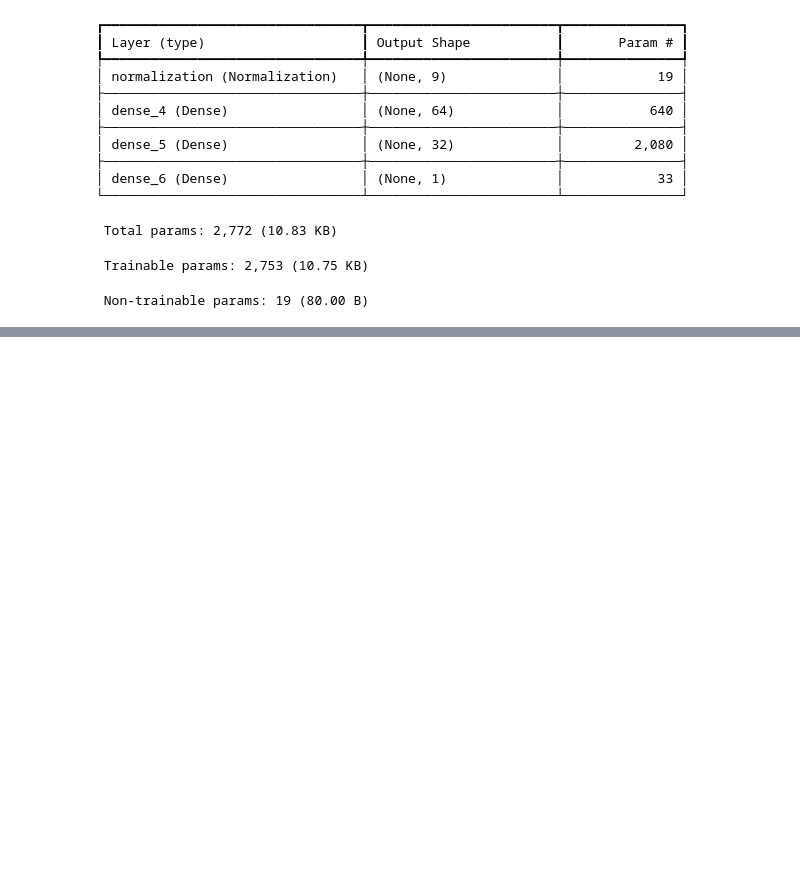
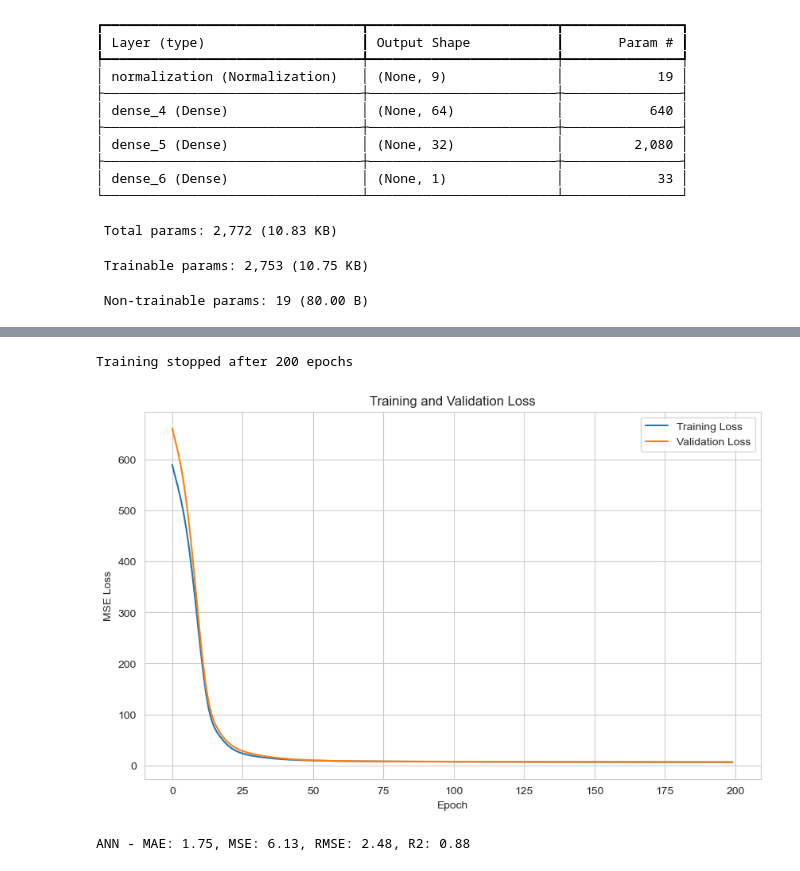
Before and after one commit to Niraj7272/DataScience, a Jupyter notebook: Practice/DL/ANN/AutoMpg/autompg.ipynb, the cells around one changed output, grey strips where cells are left out. Cells and saved outputs as stored; diff of their text form; code cells hidden in the pictures; blank space fills up the shorter version.

```diff
--- a/Practice/DL/ANN/AutoMpg/autompg.ipynb
+++ b/Practice/DL/ANN/AutoMpg/autompg.ipynb
@@ -400,0 +421,34 @@ Model: "sequential_2"
+# %%
+early_stop = keras.callbacks.EarlyStopping(monitor='val_loss', patience=15, restore_best_weights=True)
+history = ann_model.fit(
+    X_train, y_train,
+    validation_split=0.2,
+    epochs =200,
+    callbacks = [early_stop],
+    verbose=0
+)
+
+print("Training stopped after", len(history.history['loss']), 'epochs')
+# %% [output]
+Training stopped after 200 epochs
+# %%
+plt.figure()
+plt.plot(history.history['loss'], label='Training Loss')
+plt.plot(history.history['val_loss'], label='Validation Loss')
+plt.xlabel('Epoch')
+plt.ylabel('MSE Loss')
+plt.title("Training and Validation Loss")
+plt.legend()
+plt.show()
+# %% [output]
+[figure, added]
+# %%
+y_pred_ann = ann_model.predict(X_test, verbose=0).flatten()
+mae_ann = mean_absolute_error(y_test, y_pred_ann)
+mse_ann = mean_squared_error(y_test, y_pred_ann)
+rmse_ann = np.sqrt(mse_ann)
+r2_ann = r2_score(y_test, y_pred_ann)
+
+print(f"ANN - MAE: {mae_ann:.2f}, MSE: {mse_ann:.2f}, RMSE: {rmse_ann:.2f}, R2: {r2_ann:.2f}")
+# %% [output]
+ANN - MAE: 1.75, MSE: 6.13, RMSE: 2.48, R2: 0.88
```
Also changed, not shown: parts of 8 cells of this notebook.
